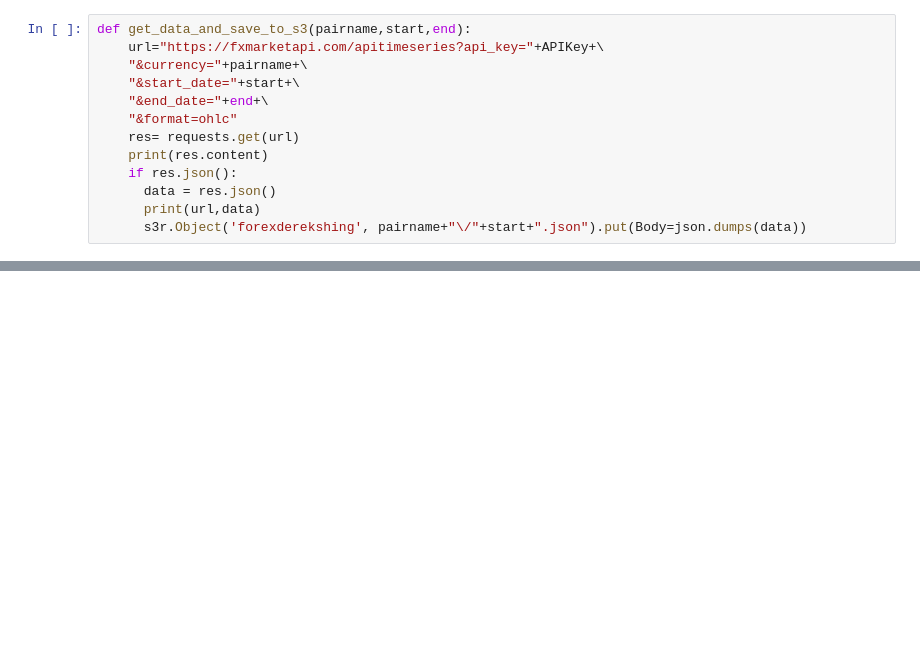
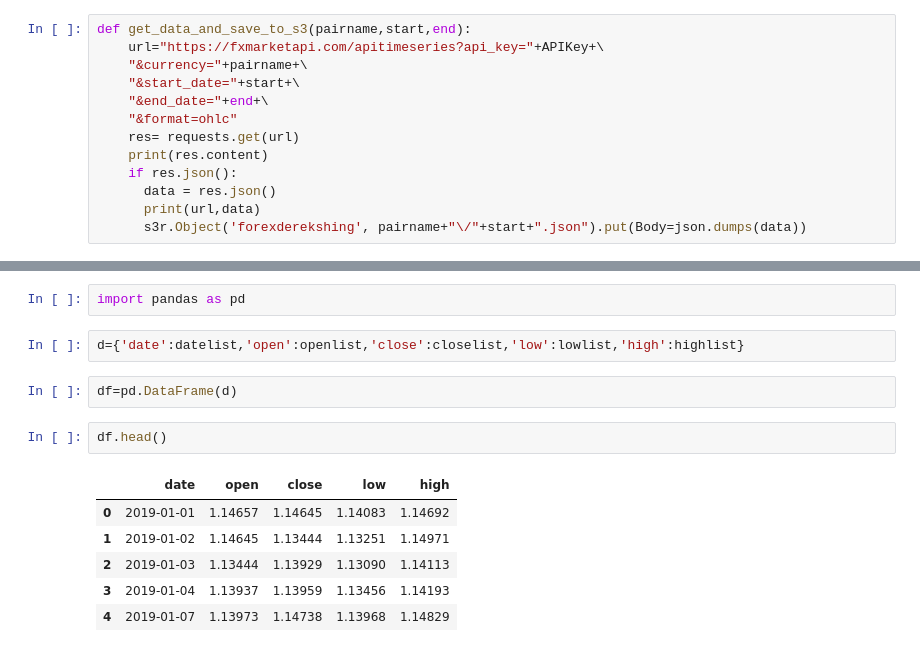
Before and after one commit to derek-shing/Forex2, a Jupyter notebook: Forex_basic.ipynb, the cells around one changed output, grey strips where cells are left out. Saved outputs shown, nothing was run; the diff lists cells and outputs as text; blank space fills up the shorter version.

```diff
--- a/Forex_basic.ipynb
+++ b/Forex_basic.ipynb
@@ -108,0 +183,15 @@ def get_data_and_save_to_s3(pairname,start,end):
+# %%
+import pandas as pd
+# %%
+d={'date':datelist,'open':openlist,'close':closelist,'low':lowlist,'high':highlist}
+# %%
+df=pd.DataFrame(d)
+# %%
+df.head()
+# %% [output]
+|  | date | open | close | low | high |
+| 0 | 2019-01-01 | 1.14657 | 1.14645 | 1.14083 | 1.14692 |
+| 1 | 2019-01-02 | 1.14645 | 1.13444 | 1.13251 | 1.14971 |
+| 2 | 2019-01-03 | 1.13444 | 1.13929 | 1.13090 | 1.14113 |
+| 3 | 2019-01-04 | 1.13937 | 1.13959 | 1.13456 | 1.14193 |
+| 4 | 2019-01-07 | 1.13973 | 1.14738 | 1.13968 | 1.14829 |
```
Also changed, not shown: parts of 17 cells of this notebook.
